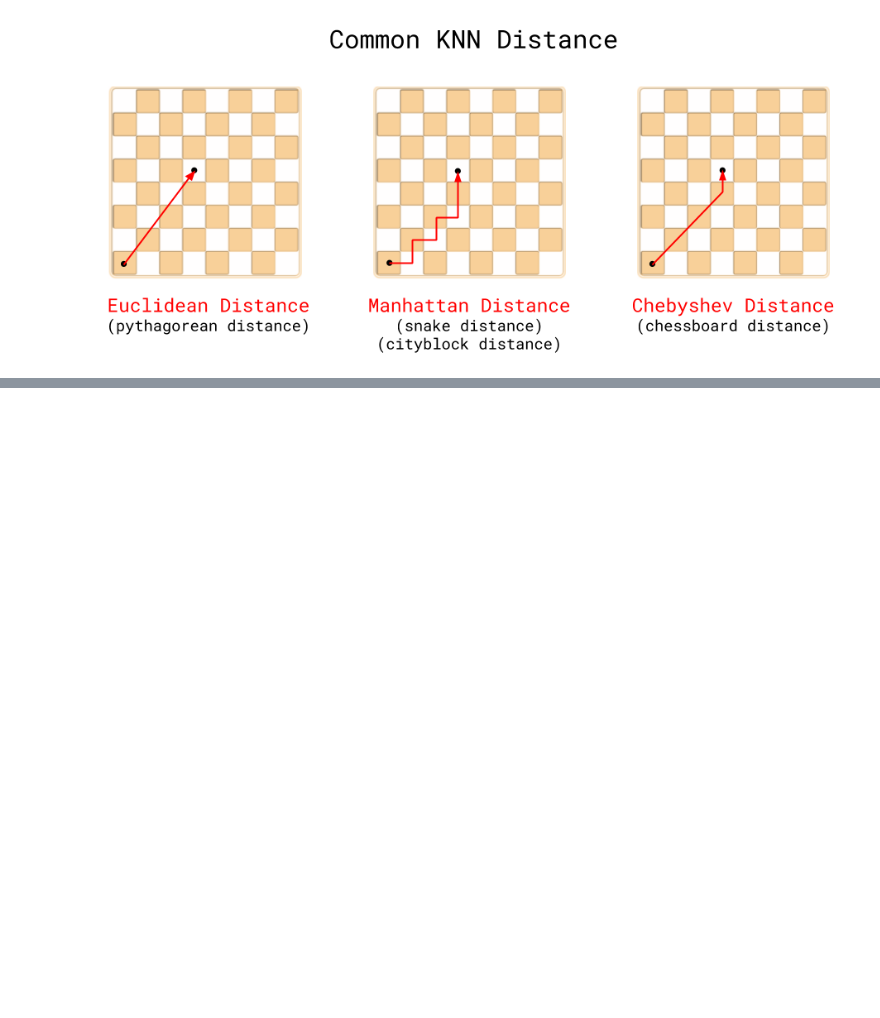
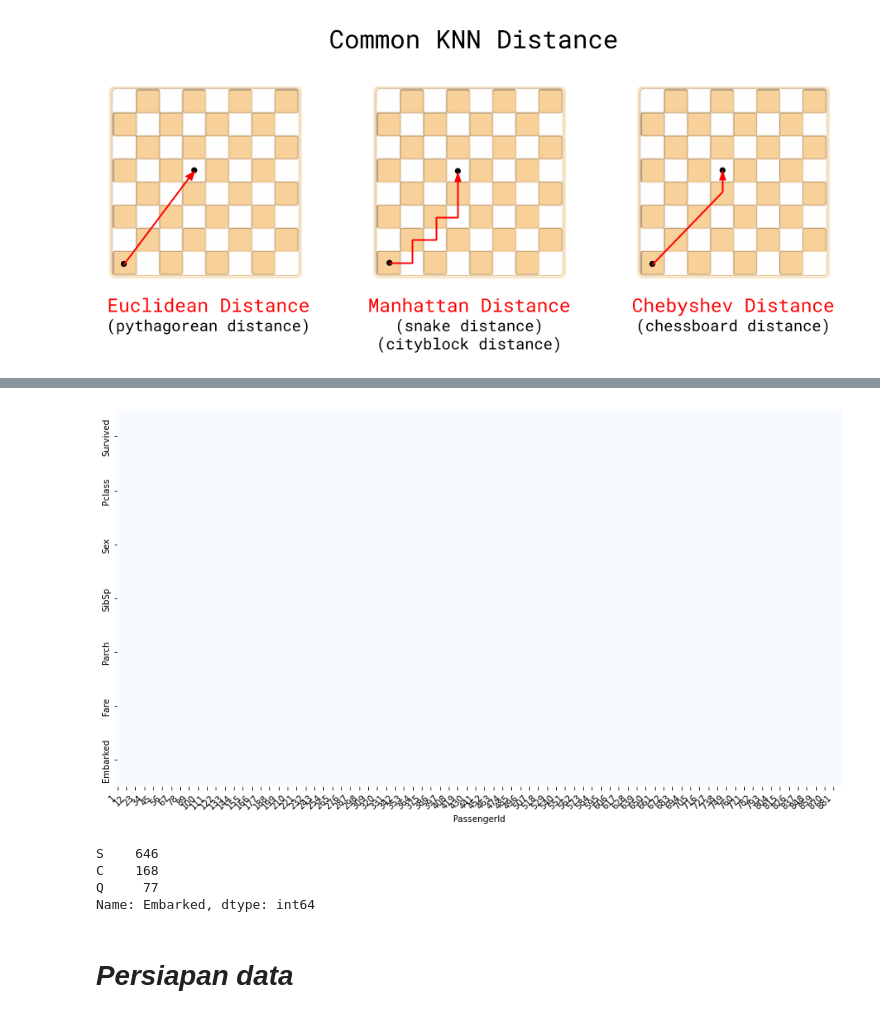
Before and after one commit to Rizkifadillah/googlecolab, a Jupyter notebook: data_science/S2/E1_K_Nearest_Neighbor.ipynb, the cells around one changed output, grey strips where cells are left out. Saved outputs shown, nothing was run; the diff lists cells and outputs as text; code cells hidden in the pictures; blank space fills up the shorter version.

```diff
--- a/data_science/S2/E1_K_Nearest_Neighbor.ipynb
+++ b/data_science/S2/E1_K_Nearest_Neighbor.ipynb
@@ -32,0 +69,3 @@ illustration.knn_distance
+# %%
+# Karena kolom Age dan Cabin banyak yang Nan maka keputusanya di hapus, sedangkan kolom Embarked hanya 2 data yang NaN keputusannya di isi
+df.drop(columns=["Age","Cabin"], inplace=True)
@@ -32,0 +80,17 @@ illustration.knn_distance
+# %%
+# karena data Embarked banyak/mayoritas yg mengisi S, maka 2 data yg kososng kita isi S
+df.fillna({"Embarked": "S"}, inplace=True)
+# %%
+# cek ulang
+plot_missing_value(df)
+# %% [output]
+[figure, added]
+# %%
+df.Embarked.value_counts()
+# %% [output]
+S    646
+C    168
+Q     77
+Name: Embarked, dtype: int64
+# %% [markdown]
+# *Persiapan data*
```
Also changed, not shown: parts of 56 cells of this notebook.
